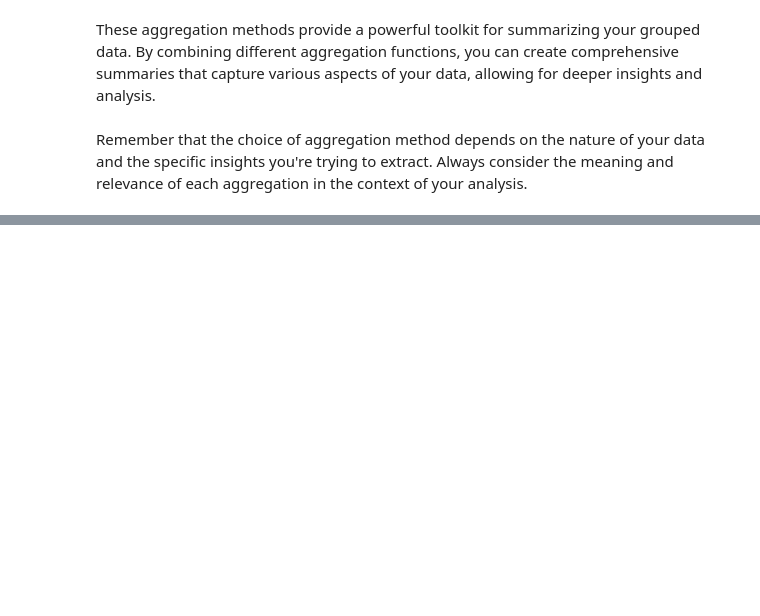
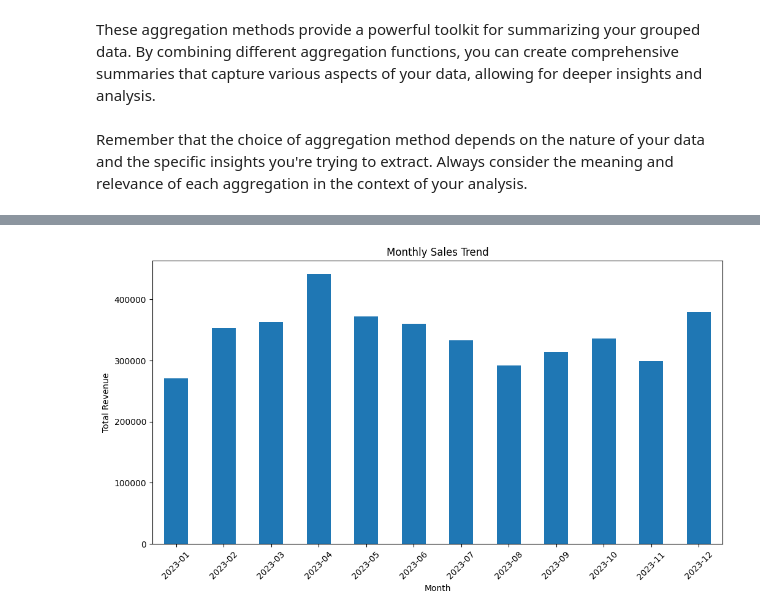
Before and after one commit to pytopia/Data-Processing-for-ML, a Jupyter notebook: Lectures/04 Pandas Fundamentals/13 Grouping and Aggregating Data.ipynb, the cells around one changed output, grey strips where cells are left out. Drawn from its saved outputs; the diff is of its cells as text; code cells hidden in the pictures; blank space fills up the shorter version.

```diff
--- a/Lectures/04 Pandas Fundamentals/13 Grouping and Aggregating Data.ipynb
+++ b/Lectures/04 Pandas Fundamentals/13 Grouping and Aggregating Data.ipynb
@@ -564,0 +592,11 @@ Remember to choose the appropriate time granularity for your analysis based on t
+# %%
+def lambda_func(x):
+    new_s = []
+    for item in x:
+        new_s.append(item - x.mean())
+    return new_s
+
+# Calculate the difference from mean revenue for each region
+df['Revenue_Diff_From_Mean'] = df.groupby('Region')['Revenue'].transform(lambda x: x - x.mean())
+
+df[['Region', 'Revenue', 'Revenue_Diff_From_Mean']].head(10)
@@ -564,0 +615,5 @@ Remember to choose the appropriate time granularity for your analysis based on t
+# %%
+# Rank sales within each product category
+df['Sales_Rank'] = df.groupby('Product')['Sales'].transform('rank', method='dense', ascending=False)
+
+df[['Product', 'Sales', 'Sales_Rank']].sort_values('Sales_Rank').head(10)
@@ -564,0 +632,5 @@ Remember to choose the appropriate time granularity for your analysis based on t
+# %%
+# Calculate cumulative sum of units sold for each product over time
+df['Cumulative_Units'] = df.sort_values('Date').groupby('Product')['Units'].transform('cumsum')
+
+df[['Date', 'Product', 'Units', 'Cumulative_Units']].head(10)
@@ -564,0 +771,6 @@ Remember to choose the appropriate time granularity for your analysis based on t
+# %%
+# Monthly sales trend
+monthly_sales = df.groupby(df['Date'].dt.to_period('M'))['Revenue'].sum().reset_index()
+monthly_sales['Month'] = monthly_sales['Date'].dt.strftime('%Y-%m')
+monthly_sales = monthly_sales.set_index('Month')['Revenue']
+monthly_sales
@@ -564,0 +792,9 @@ Remember to choose the appropriate time granularity for your analysis based on t
+# %%
+monthly_sales.plot(kind='bar', figsize=(12, 6))
+plt.title('Monthly Sales Trend')
+plt.xlabel('Month')
+plt.ylabel('Total Revenue')
+plt.xticks(rotation=45)
+plt.show()
+# %% [output]
+[figure, added]
```
Also changed, not shown: parts of 62 cells of this notebook, 12 other files.
